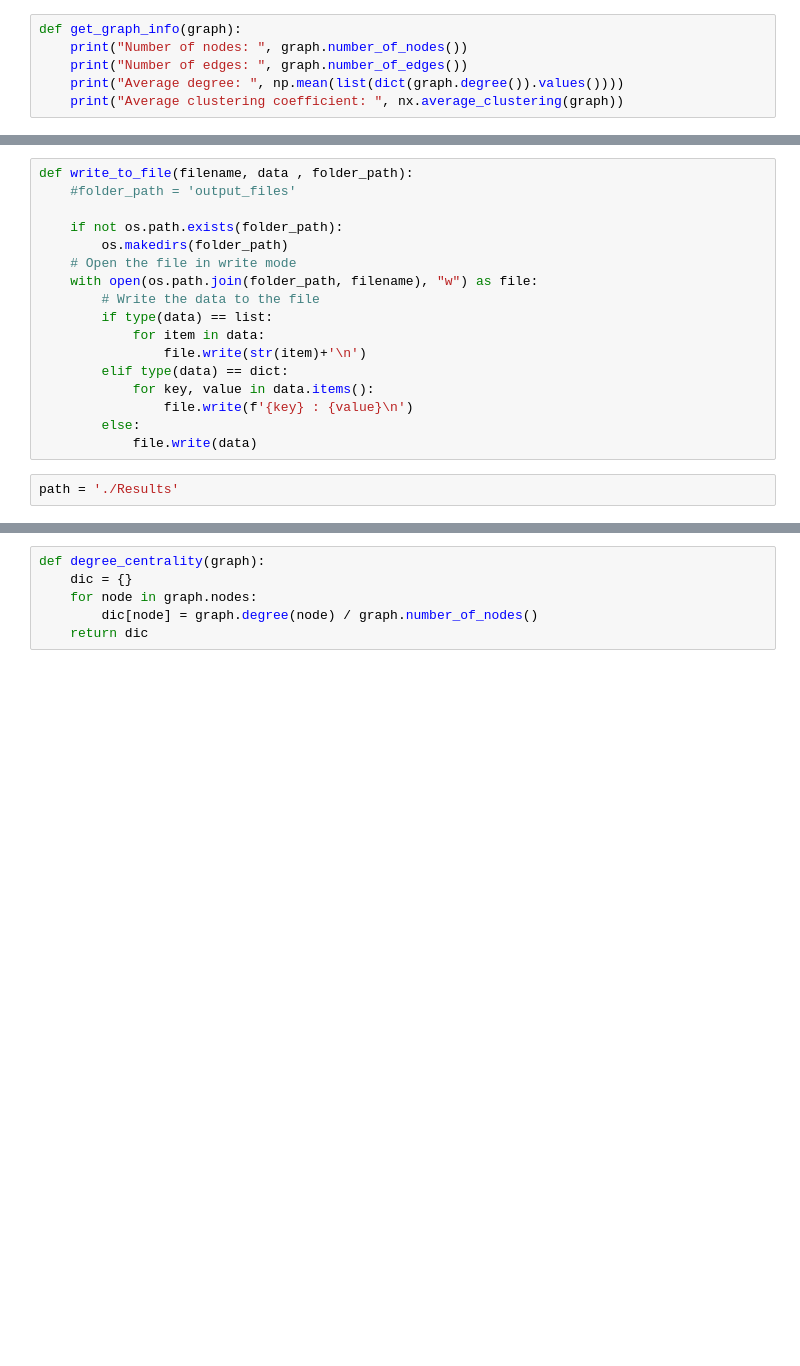
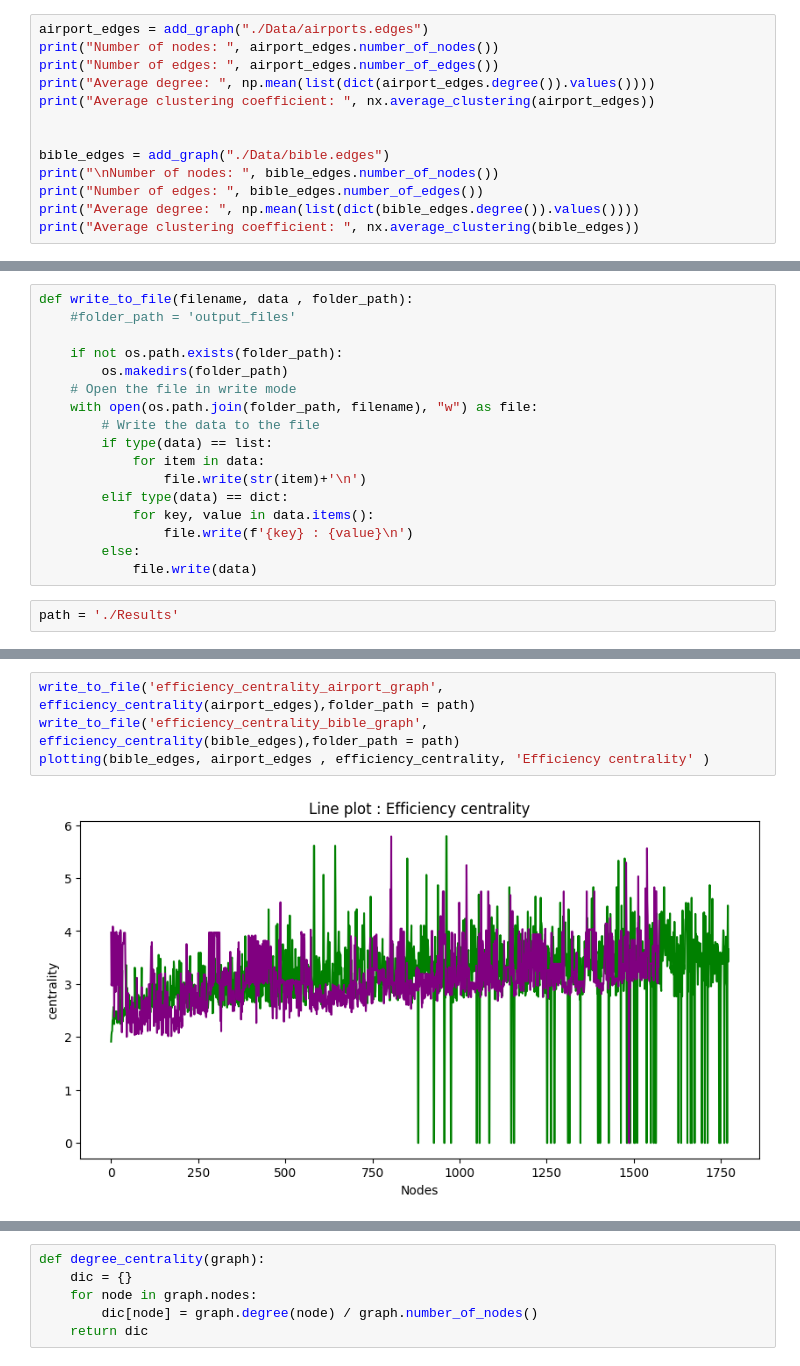
Before and after one commit to peymanHashemi/Complex_Network_Ex02, a Jupyter notebook: Q2.ipynb, the cells around one changed output, grey strips where cells are left out. Drawn from its saved outputs; the diff is of its cells as text; blank space fills up the shorter version.

```diff
--- a/Q2.ipynb
+++ b/Q2.ipynb
@@ -16,6 +17,13 @@ def create_graph(file_name):
 # %%
-def get_graph_info(graph):
-    print("Number of nodes: ", graph.number_of_nodes())
-    print("Number of edges: ", graph.number_of_edges())
-    print("Average degree: ", np.mean(list(dict(graph.degree()).values())))
-    print("Average clustering coefficient: ", nx.average_clustering(graph))
+airport_edges = add_graph("./Data/airports.edges")
+print("Number of nodes: ", airport_edges.number_of_nodes())
+print("Number of edges: ", airport_edges.number_of_edges())
+print("Average degree: ", np.mean(list(dict(airport_edges.degree()).values())))
+print("Average clustering coefficient: ", nx.average_clustering(airport_edges))
+
+
+bible_edges = add_graph("./Data/bible.edges")
+print("\nNumber of nodes: ", bible_edges.number_of_nodes())
+print("Number of edges: ", bible_edges.number_of_edges())
+print("Average degree: ", np.mean(list(dict(bible_edges.degree()).values())))
+print("Average clustering coefficient: ", nx.average_clustering(bible_edges))
@@ -134,3 +138,9 @@ def efficiency_centrality(graph):
         x = sum(results[i,:]) / len(results)
         dic[i] = x
     return dic
+# %%
+write_to_file('efficiency_centrality_airport_graph', efficiency_centrality(airport_edges),folder_path = path)
+write_to_file('efficiency_centrality_bible_graph', efficiency_centrality(bible_edges),folder_path = path)
+plotting(bible_edges, airport_edges , efficiency_centrality, 'Efficiency centrality' )
+# %% [output]
+[figure, added]
```
Also changed, not shown: parts of 23 cells of this notebook.
